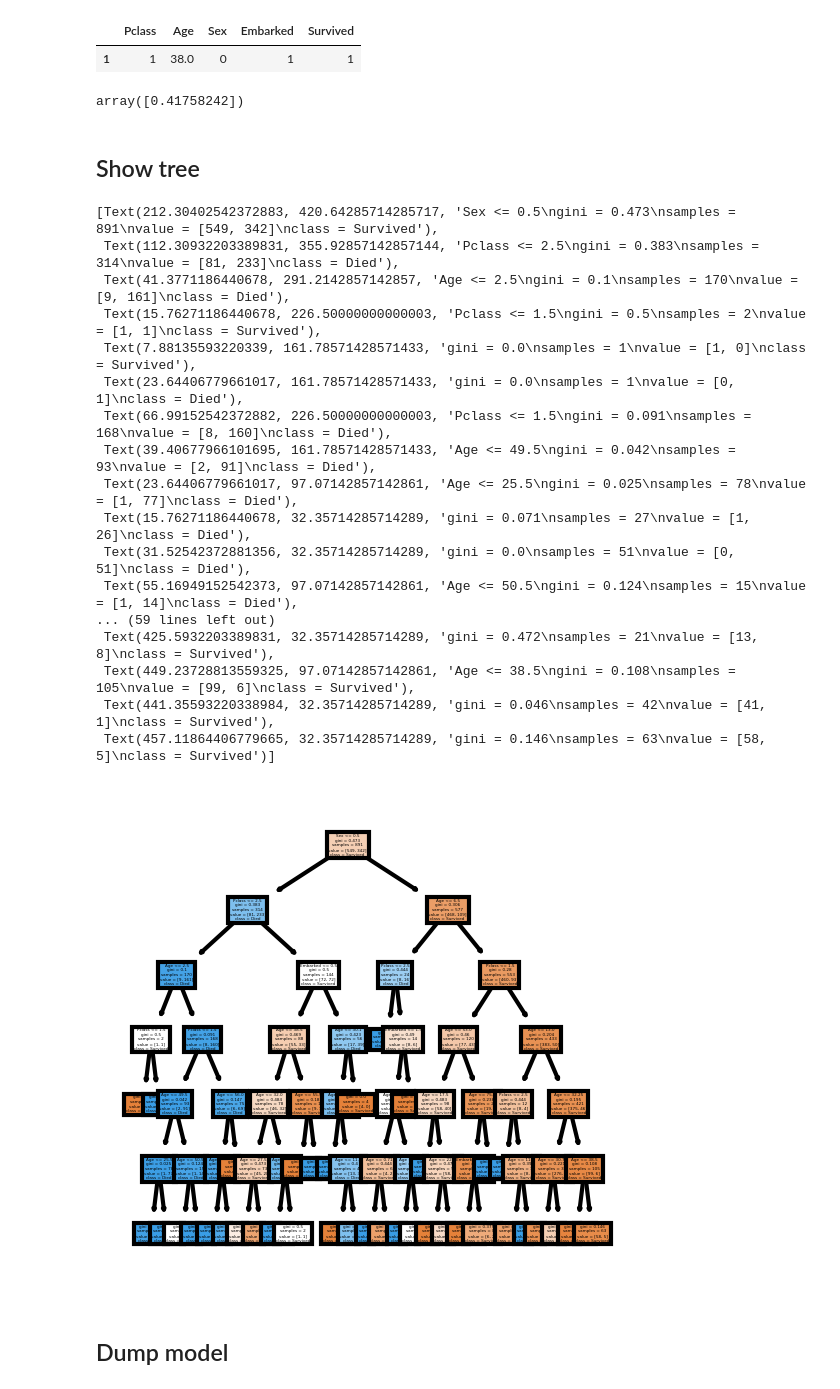
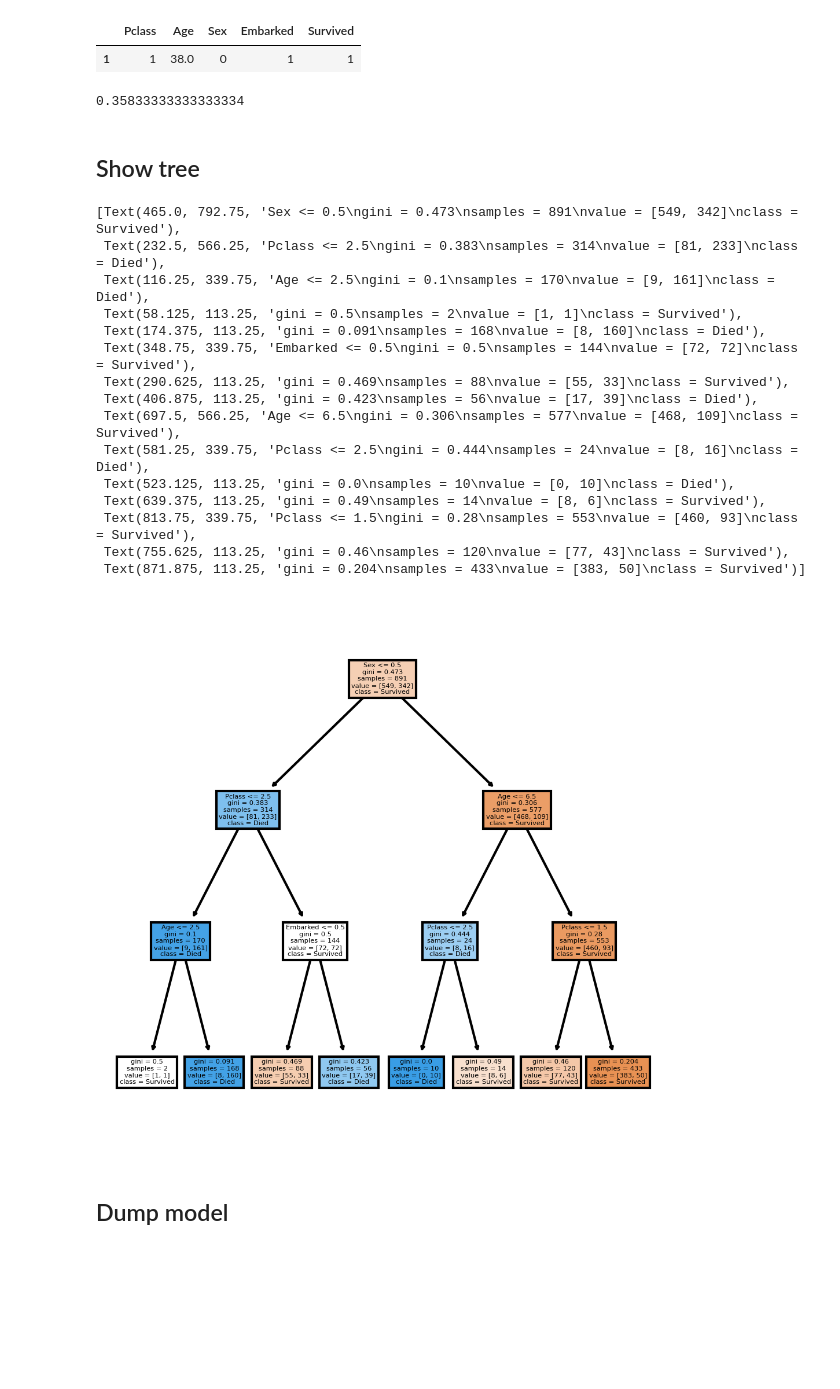
Before and after one commit to akoshel/MADE_ML_HW, a Jupyter notebook: Titanic_baseline.ipynb, the cells around one changed output. Cells and saved outputs as stored; diff of their text form; code cells hidden in the pictures; blank space fills up the shorter version.

```diff
--- a/Titanic_baseline.ipynb
+++ b/Titanic_baseline.ipynb
@@ -52,6 +66,6 @@ data.shape
 # %% [output]
 (891, 12)
 # %%
-model = DecisionTreeClassifier(max_depth=6)
+model = DecisionTreeClassifier(max_depth=3)
 model.fit(data[feature_cols], data["Survived"])
 # %% [output]
@@ -93,39 +107,37 @@ data[feature_cols + ['Survived']].iloc[1:2]
 |  | Pclass | Age | Sex | Embarked | Survived |
 | 1 | 1 | 38.0 | 0 | 1 | 1 |
 # %%
-model.predict_proba(pd.DataFrame.from_dict(sample))[:, 1]
+model.predict_proba(pd.DataFrame.from_dict(sample))[:, 1][0]
 # %% [output]
-array([0.41758242])
+0.35833333333333334
 # %% [markdown]
 ## Show tree
 # %%
 fn = feature_cols
 cn = ['Survived', 'Died']
-fig, axes = plt.subplots(nrows = 1,ncols = 1,figsize = (2,2), dpi=300)
+fig, axes = plt.subplots(nrows = 1,ncols = 1,figsize = (4,4), dpi=300)
 plot_tree(model,
                feature_names = fn,
                class_names=cn,
                filled = True,
          )
 # %% [output]
-[Text(212.30402542372883, 420.64285714285717, 'Sex <= 0.5\ngini = 0.473\nsamples = 891\nvalue = [549, 342]\nclass = Survived'),
- Text(112.30932203389831, 355.92857142857144, 'Pclass <= 2.5\ngini = 0.383\nsamples = 314\nvalue = [81, 233]\nclass = Died'),
- Text(41.3771186440678, 291.2142857142857, 'Age <= 2.5\ngini = 0.1\nsamples = 170\nvalue = [9, 161]\nclass = Died'),
- Text(15.76271186440678, 226.50000000000003, 'Pclass <= 1.5\ngini = 0.5\nsamples = 2\nvalue = [1, 1]\nclass = Survived'),
- Text(7.88135593220339, 161.78571428571433, 'gini = 0.0\nsamples = 1\nvalue = [1, 0]\nclass = Survived'),
- Text(23.64406779661017, 161.78571428571433, 'gini = 0.0\nsamples = 1\nvalue = [0, 1]\nclass = Died'),
- Text(66.99152542372882, 226.50000000000003, 'Pclass <= 1.5\ngini = 0.091\nsamples = 168\nvalue = [8, 160]\nclass = Died'),
- Text(39.40677966101695, 161.78571428571433, 'Age <= 49.5\ngini = 0.042\nsamples = 93\nvalue = [2, 91]\nclass = Died'),
- Text(23.64406779661017, 97.07142857142861, 'Age <= 25.5\ngini = 0.025\nsamples = 78\nvalue = [1, 77]\nclass = Died'),
- Text(15.76271186440678, 32.35714285714289, 'gini = 0.071\nsamples = 27\nvalue = [1, 26]\nclass = Died'),
- Text(31.52542372881356, 32.35714285714289, 'gini = 0.0\nsamples = 51\nvalue = [0, 51]\nclass = Died'),
- Text(55.16949152542373, 97.07142857142861, 'Age <= 50.5\ngini = 0.124\nsamples = 15\nvalue = [1, 14]\nclass = Died'),
-... (59 lines left out)
- Text(425.5932203389831, 32.35714285714289, 'gini = 0.472\nsamples = 21\nvalue = [13, 8]\nclass = Survived'),
- Text(449.23728813559325, 97.07142857142861, 'Age <= 38.5\ngini = 0.108\nsamples = 105\nvalue = [99, 6]\nclass = Survived'),
- Text(441.35593220338984, 32.35714285714289, 'gini = 0.046\nsamples = 42\nvalue = [41, 1]\nclass = Survived'),
- Text(457.11864406779665, 32.35714285714289, 'gini = 0.146\nsamples = 63\nvalue = [58, 5]\nclass = Survived')]
+[Text(465.0, 792.75, 'Sex <= 0.5\ngini = 0.473\nsamples = 891\nvalue = [549, 342]\nclass = Survived'),
+ Text(232.5, 566.25, 'Pclass <= 2.5\ngini = 0.383\nsamples = 314\nvalue = [81, 233]\nclass = Died'),
+ Text(116.25, 339.75, 'Age <= 2.5\ngini = 0.1\nsamples = 170\nvalue = [9, 161]\nclass = Died'),
+ Text(58.125, 113.25, 'gini = 0.5\nsamples = 2\nvalue = [1, 1]\nclass = Survived'),
+ Text(174.375, 113.25, 'gini = 0.091\nsamples = 168\nvalue = [8, 160]\nclass = Died'),
+ Text(348.75, 339.75, 'Embarked <= 0.5\ngini = 0.5\nsamples = 144\nvalue = [72, 72]\nclass = Survived'),
+ Text(290.625, 113.25, 'gini = 0.469\nsamples = 88\nvalue = [55, 33]\nclass = Survived'),
+ Text(406.875, 113.25, 'gini = 0.423\nsamples = 56\nvalue = [17, 39]\nclass = Died'),
+ Text(697.5, 566.25, 'Age <= 6.5\ngini = 0.306\nsamples = 577\nvalue = [468, 109]\nclass = Survived'),
+ Text(581.25, 339.75, 'Pclass <= 2.5\ngini = 0.444\nsamples = 24\nvalue = [8, 16]\nclass = Died'),
+ Text(523.125, 113.25, 'gini = 0.0\nsamples = 10\nvalue = [0, 10]\nclass = Died'),
+ Text(639.375, 113.25, 'gini = 0.49\nsamples = 14\nvalue = [8, 6]\nclass = Survived'),
+ Text(813.75, 339.75, 'Pclass <= 1.5\ngini = 0.28\nsamples = 553\nvalue = [460, 93]\nclass = Survived'),
+ Text(755.625, 113.25, 'gini = 0.46\nsamples = 120\nvalue = [77, 43]\nclass = Survived'),
+ Text(871.875, 113.25, 'gini = 0.204\nsamples = 433\nvalue = [383, 50]\nclass = Survived')]
-[figure, old version]
+[figure, new version]
 # %% [markdown]
 ## Dump model
 # %%
```
Also changed, not shown: parts of 5 cells of this notebook, 6 other files.
